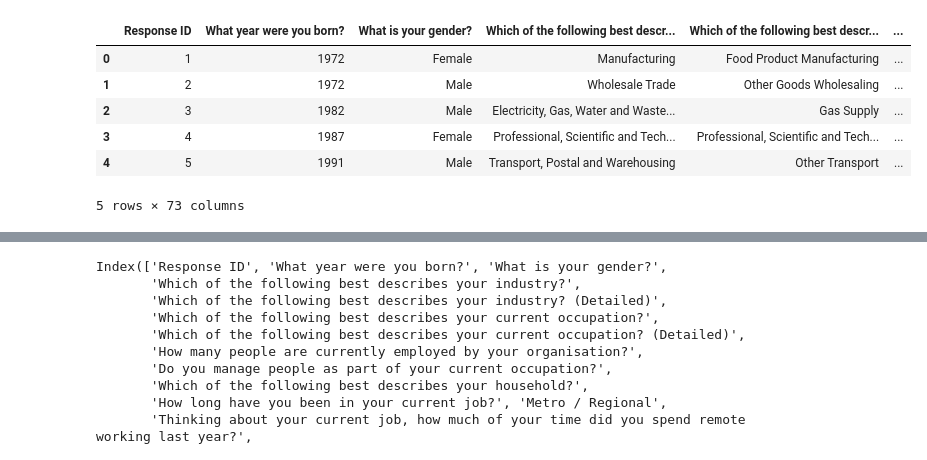
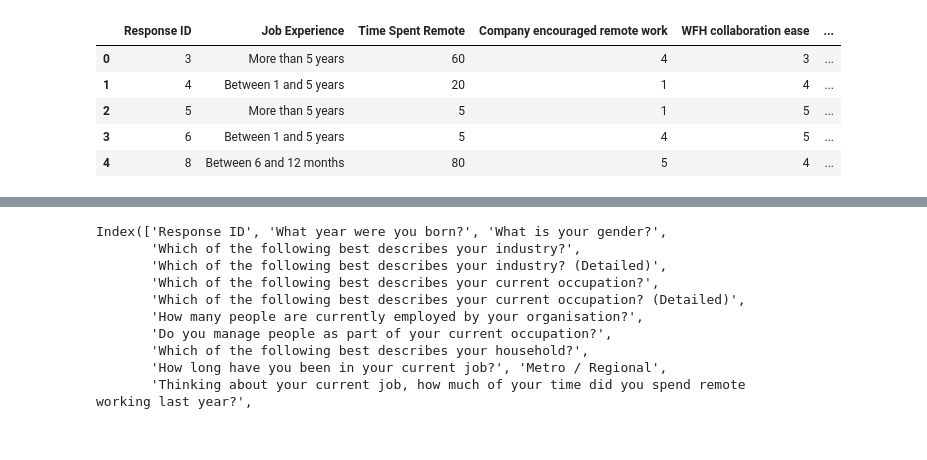
Before and after one commit to spuri007/189-project, a Jupyter notebook: MATH 189 Project.ipynb, the cells around one changed output, grey strips where cells are left out. Cells and saved outputs as stored; diff of their text form; code cells hidden in the pictures.

```diff
--- a/MATH 189 Project.ipynb
+++ b/MATH 189 Project.ipynb
@@ -6,15 +6,13 @@ import seaborn as sns
 import statsmodels.api as sm
 from scipy.stats import linregress
 # %%
-df = pd.read_csv('2020_rws.csv')
-df2 = pd.read_csv('2021_rws.csv')
+data = pd.read_csv('clean_data.csv')
 # %%
-df.head()
+data.head()
 # %% [output]
-|  | Response ID | What year were you born? | What is your gender? | Which of the following best descr... | Which of the following best descr... | ... |
-| 0 | 1 | 1972 | Female | Manufacturing | Food Product Manufacturing | ... |
-| 1 | 2 | 1972 | Male | Wholesale Trade | Other Goods Wholesaling | ... |
-| 2 | 3 | 1982 | Male | Electricity, Gas, Water and Waste... | Gas Supply | ... |
-| 3 | 4 | 1987 | Female | Professional, Scientific and Tech... | Professional, Scientific and Tech... | ... |
-| 4 | 5 | 1991 | Male | Transport, Postal and Warehousing | Other Transport | ... |
+|  | Response ID | Job Experience | Time Spent Remote | Company encouraged remote work | WFH collaboration ease | ... |
+| 0 | 3 | More than 5 years | 60 | 4 | 3 | ... |
+| 1 | 4 | Between 1 and 5 years | 20 | 1 | 4 | ... |
+| 2 | 5 | More than 5 years | 5 | 1 | 5 | ... |
+| 3 | 6 | Between 1 and 5 years | 5 | 4 | 5 | ... |
+| 4 | 8 | Between 6 and 12 months | 80 | 5 | 4 | ... |
-5 rows × 73 columns
```
Also changed, not shown: parts of 10 cells of this notebook.
